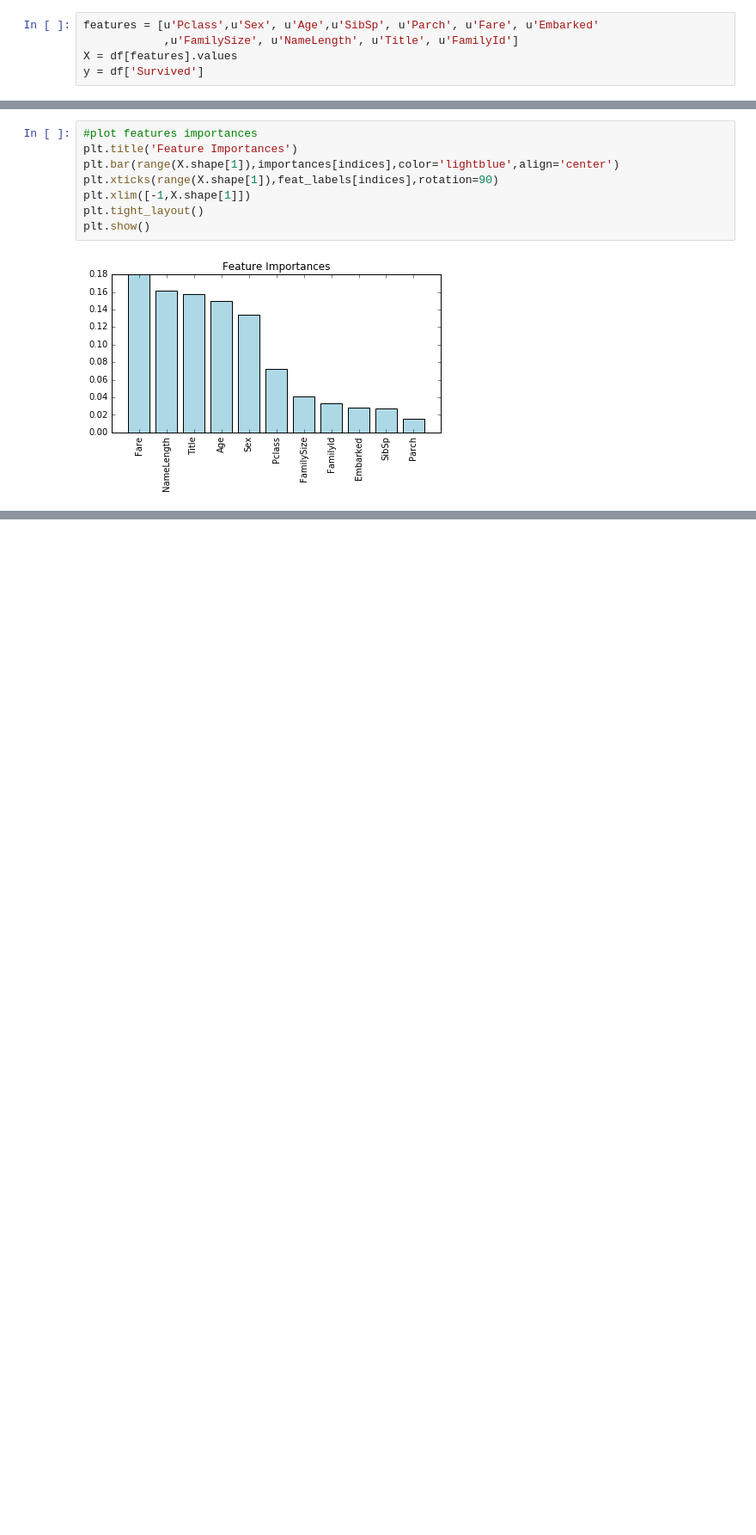
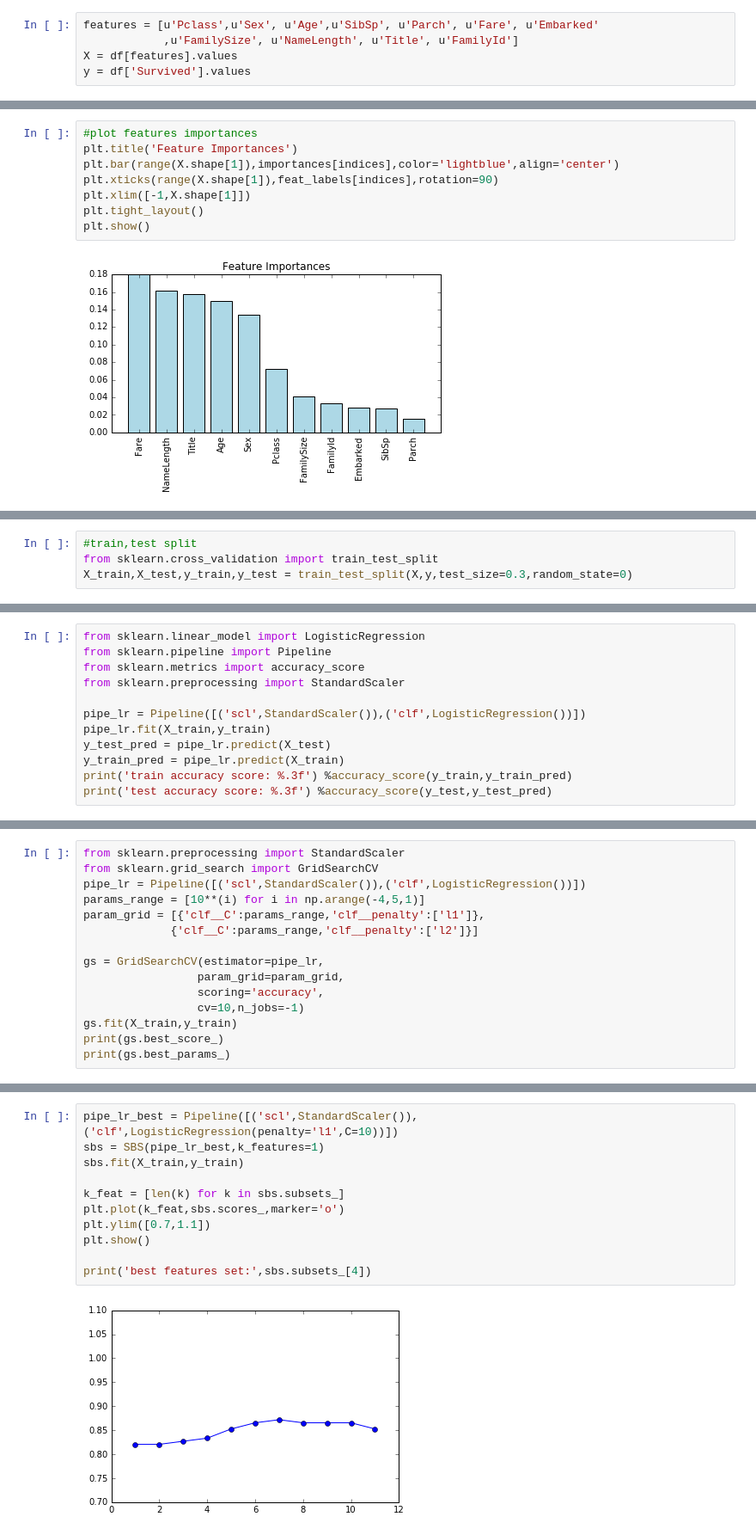
Before and after one commit to kyohei-koga/kaggle, a Jupyter notebook: 01Titanic/07creating_title.ipynb, the cells around one changed output, grey strips where cells are left out. Shown: that part at 86% size. Drawn from its saved outputs; the diff is of its cells as text; blank space fills up the shorter version.

```diff
--- a/01Titanic/07creating_title.ipynb
+++ b/01Titanic/07creating_title.ipynb
@@ -99,7 +99,7 @@ df['Embarked'] = imr.fit_transform(embarked_int[:,np.newaxis])
 features = [u'Pclass',u'Sex', u'Age',u'SibSp', u'Parch', u'Fare', u'Embarked'
             ,u'FamilySize', u'NameLength', u'Title', u'FamilyId']
 X = df[features].values
-y = df['Survived']
+y = df['Survived'].values
 # %%
 #analysis importance of features using random forest
 from sklearn.ensemble import RandomForestClassifier
@@ -140,0 +197,4 @@ plt.show()
+# %%
+#train,test split
+from sklearn.cross_validation import train_test_split
+X_train,X_test,y_train,y_test = train_test_split(X,y,test_size=0.3,random_state=0)
@@ -140,0 +203,12 @@ plt.show()
+# %%
+from sklearn.linear_model import LogisticRegression
+from sklearn.pipeline import Pipeline
+from sklearn.metrics import accuracy_score
+from sklearn.preprocessing import StandardScaler
+
+pipe_lr = Pipeline([('scl',StandardScaler()),('clf',LogisticRegression())])
+pipe_lr.fit(X_train,y_train)
+y_test_pred = pipe_lr.predict(X_test)
+y_train_pred = pipe_lr.predict(X_train)
+print('train accuracy score: %.3f') %accuracy_score(y_train,y_train_pred)
+print('test accuracy score: %.3f') %accuracy_score(y_test,y_test_pred)
@@ -140,0 +220,15 @@ plt.show()
+# %%
+from sklearn.preprocessing import StandardScaler
+from sklearn.grid_search import GridSearchCV
+pipe_lr = Pipeline([('scl',StandardScaler()),('clf',LogisticRegression())])
+params_range = [10**(i) for i in np.arange(-4,5,1)]
+param_grid = [{'clf__C':params_range,'clf__penalty':['l1']},
+             {'clf__C':params_range,'clf__penalty':['l2']}]
+
+gs = GridSearchCV(estimator=pipe_lr,
+                 param_grid=param_grid,
+                 scoring='accuracy',
+                 cv=10,n_jobs=-1)
+gs.fit(X_train,y_train)
+print(gs.best_score_)
+print(gs.best_params_)
@@ -140,0 +240,13 @@ plt.show()
+# %%
+pipe_lr_best = Pipeline([('scl',StandardScaler()),('clf',LogisticRegression(penalty='l1',C=10))])
+sbs = SBS(pipe_lr_best,k_features=1)
+sbs.fit(X_train,y_train)
+
+k_feat = [len(k) for k in sbs.subsets_]
+plt.plot(k_feat,sbs.scores_,marker='o')
+plt.ylim([0.7,1.1])
+plt.show()
+
+print('best features set:',sbs.subsets_[4])
+# %% [output]
+[figure, added]
```
Also changed, not shown: parts of 14 cells of this notebook, 1 other file.
